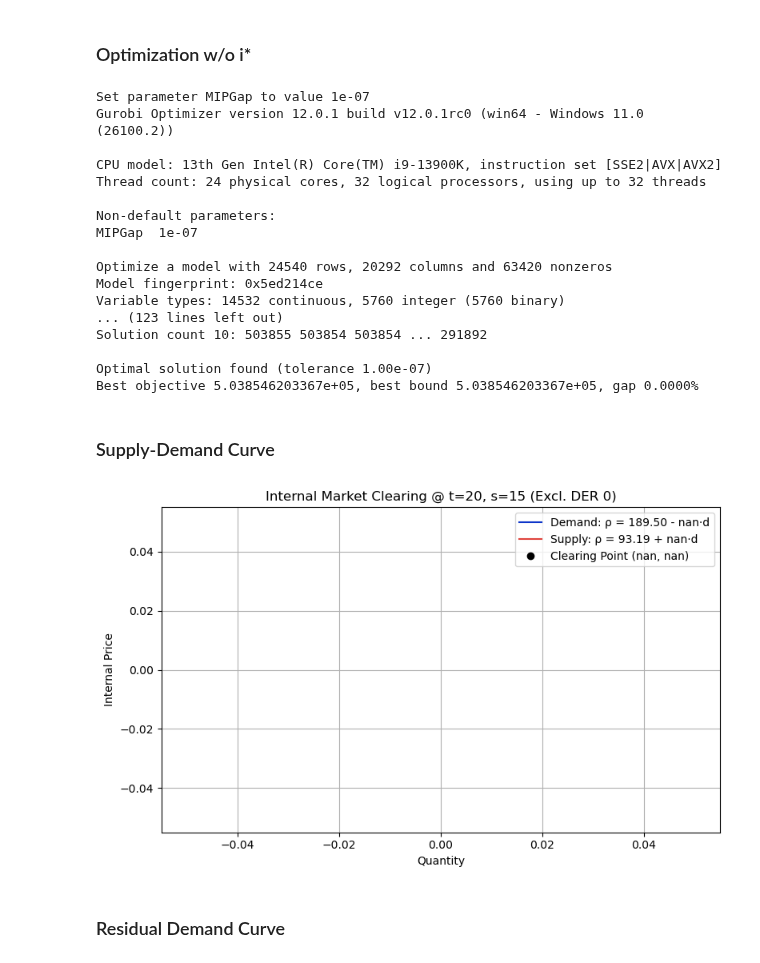
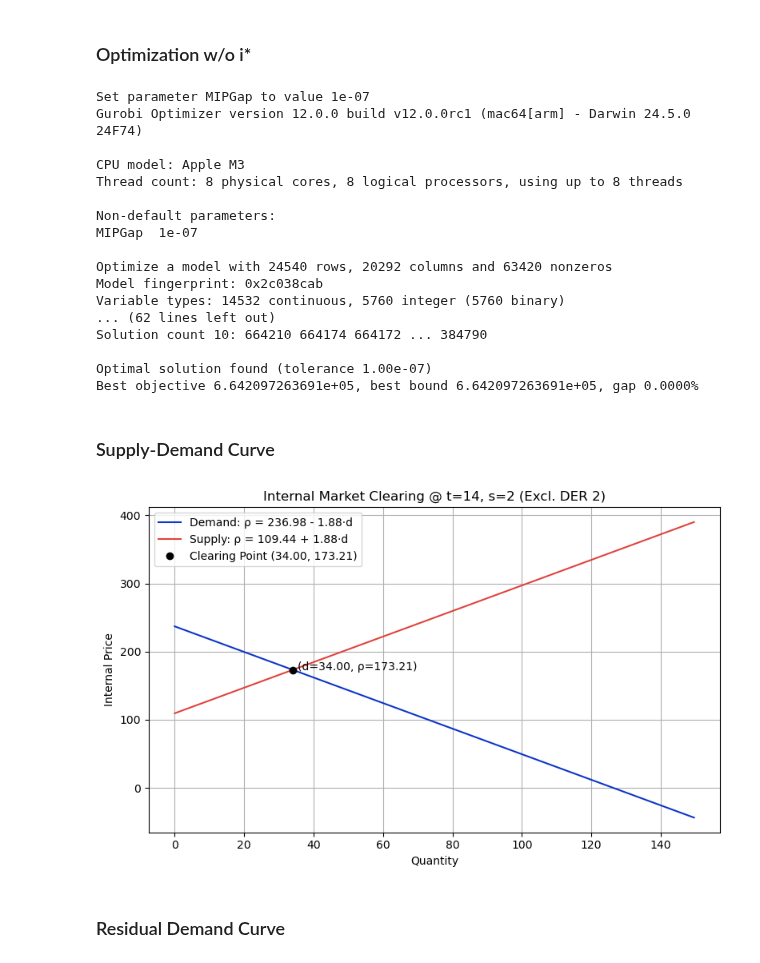
Before and after one commit to syeoyo/der, a Jupyter notebook: rdc_0524.ipynb, the cells around one changed output. Saved outputs shown, nothing was run; the diff lists cells and outputs as text; code cells hidden in the pictures.

```diff
--- a/rdc_0524.ipynb
+++ b/rdc_0524.ipynb
@@ -22,7 +22,7 @@ P_DA, P_PN = load_price_data()
 # %% [markdown]
 ### Optimization w/o i*
 # %%
-target_i = 0  # RDC를 도출할 대상 DER
+target_i = 2  # RDC를 도출할 대상 DER
 # %%
 # === 설정 ===
 I_set = [i for i in range(I) if i != target_i]
@@ -99,27 +99,27 @@ em_vals = np.array([[[em[i, t, s].X for s in range(S)] for t in range(T)] for i
 d_vals = np.array([[[[d[i, j, t, s].X for s in range(S)] for t in range(T)] for j in I_set] for i in I_set])
 # %% [output]
 Set parameter MIPGap to value 1e-07
-Gurobi Optimizer version 12.0.1 build v12.0.1rc0 (win64 - Windows 11.0 (26100.2))
+Gurobi Optimizer version 12.0.0 build v12.0.0rc1 (mac64[arm] - Darwin 24.5.0 24F74)
 
-CPU model: 13th Gen Intel(R) Core(TM) i9-13900K, instruction set [SSE2|AVX|AVX2]
-Thread count: 24 physical cores, 32 logical processors, using up to 32 threads
+CPU model: Apple M3
+Thread count: 8 physical cores, 8 logical processors, using up to 8 threads
 
 Non-default parameters:
 MIPGap  1e-07
 
 Optimize a model with 24540 rows, 20292 columns and 63420 nonzeros
-Model fingerprint: 0x5ed214ce
+Model fingerprint: 0x2c038cab
 Variable types: 14532 continuous, 5760 integer (5760 binary)
-... (123 lines left out)
-Solution count 10: 503855 503854 503854 ... 291892
+... (62 lines left out)
+Solution count 10: 664210 664174 664172 ... 384790
 
 Optimal solution found (tolerance 1.00e-07)
-Best objective 5.038546203367e+05, best bound 5.038546203367e+05, gap 0.0000%
+Best objective 6.642097263691e+05, best bound 6.642097263691e+05, gap 0.0000%
 # %% [markdown]
 ### Supply-Demand Curve
 # %%
 i_map = {i: idx for idx, i in enumerate(I_set)}
-t, s = 20, 15
+t, s = 14, 2
 
 # === Step 1: 공급 총량 및 수익 계산 ===
 total_supply = sum(yp_vals[i_map[i], t, s] for i in I_set)
@@ -137,39 +137,39 @@ for i in I_set:
 
 # 수요곡선: ρ(d) = a_d - b_d * d
 a_d = P_PN[t]
-b_d = 2 * (a_d * realized_demand - received_profit) / (total_demand ** 2)
+b_d = 2 * (a_d * realized_demand - received_profit) / (realized_demand ** 2)
 
 # 공급곡선: ρ(d) = a_s + b_s * d
 a_s = P_RT[t, s]
-b_s = 2 * (given_profit - a_s * realized_supply) / (total_supply ** 2)
+b_s = 2 * (given_profit - a_s * realized_supply) / (realized_supply ** 2)
 
 # === 교차점 계산 ===
 q_clearing = (a_d - a_s) / (b_d + b_s) if (b_d + b_s) != 0 else 0
 p_clearing = a_s + b_s * q_clearing
 
 # === 시각화 ===
 x_max = 1.1 * max(total_demand, total_supply, q_clearing)
 quantities = np.linspace(0, x_max, 300)
 demand_prices = a_d - b_d * quantities
 supply_prices = a_s + b_s * quantities
 
 plt.figure(figsize=(8, 5))
 plt.plot(quantities, demand_prices, label=f"Demand: ρ = {a_d:.2f} - {b_d:.2f}·d", color='#0D35C9')
 plt.plot(quantities, supply_prices, label=f"Supply: ρ = {a_s:.2f} + {b_s:.2f}·d", color='#E0433C')
 plt.plot(q_clearing, p_clearing, 'ko', label=f"Clearing Point ({q_clearing:.2f}, {p_clearing:.2f})")
 plt.annotate(f"(d={q_clearing:.2f}, ρ={p_clearing:.2f})",
              xy=(q_clearing, p_clearing),
              xytext=(q_clearing + 1.5, p_clearing - 1))
 
 plt.title(f"Internal Market Clearing @ t={t}, s={s} (Excl. DER {target_i})")
 plt.xlabel("Quantity")
 plt.ylabel("Internal Price")
 plt.grid(True)
 plt.legend()
 plt.tight_layout()
 plt.show()
 # %% [output]
-[figure, old version]
+[figure, new version]
 # %% [markdown]
 ### Residual Demand Curve
 # %%
```
Also changed, not shown: parts of 2 cells of this notebook, 3 other files.
